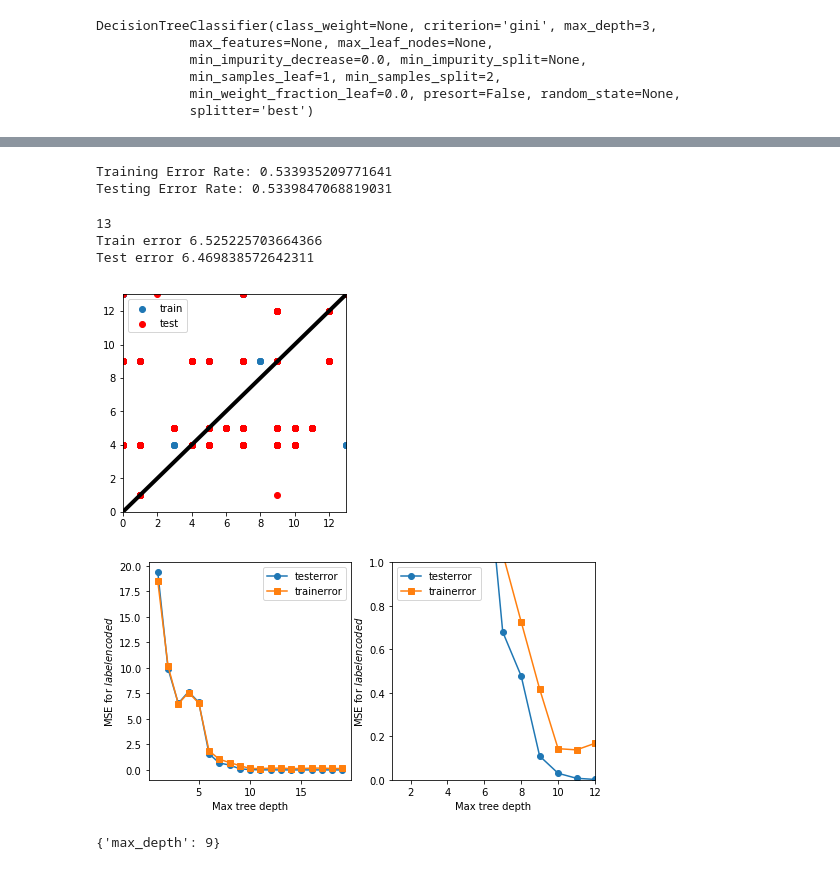
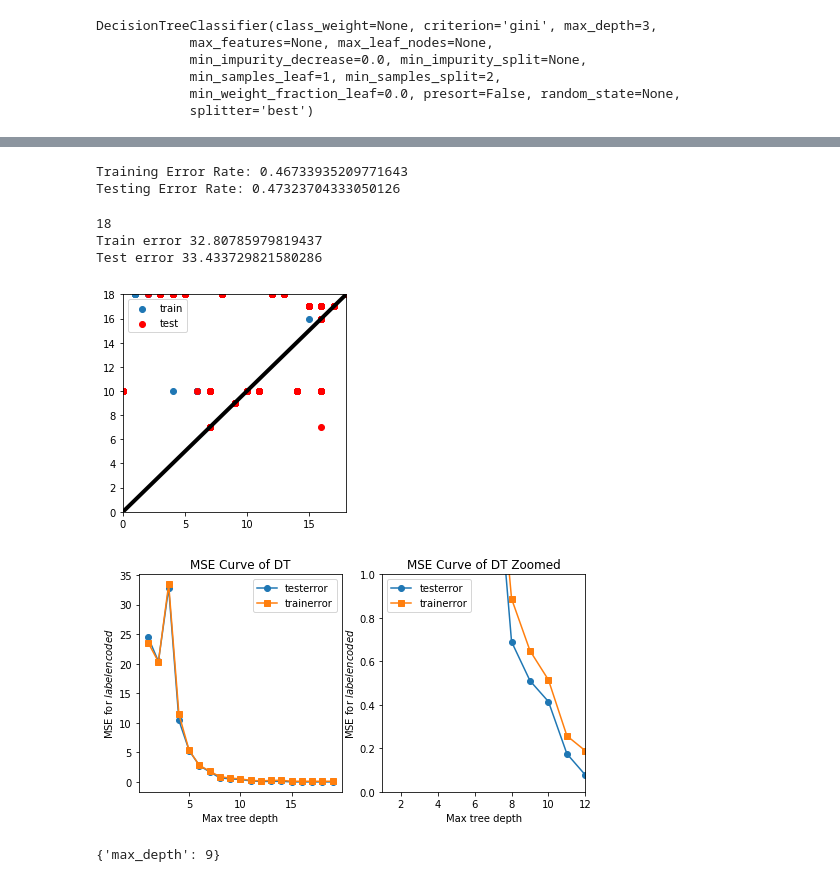
Before and after one commit to raman-noodles/raman-spectra-decomp-analysis, a Jupyter notebook: examples/supervised_machine_learning_dev.ipynb, the cells around one changed output, grey strips where cells are left out. Cells and saved outputs as stored; diff of their text form; code cells hidden in the pictures.

```diff
--- a/examples/supervised_machine_learning_dev.ipynb
+++ b/examples/supervised_machine_learning_dev.ipynb
@@ -123,7 +101,7 @@ hdf5_calfilename = 'supervised_calibration_dataset.hdf5' #update to hdf5_calfile
 hdf5_expfilename = '../ramandecompy/tests/test_files/supervised_calibration_interp-Copy1.hdf5'
 frames = []
 for i,key in enumerate(key_list):
-    df =peakidentify.peak_assignment(hdf5_expfilename, key, hdf5_calfilename, 10, plot =False)
+    df =peakidentify.peak_assignment(hdf5_expfilename, key, hdf5_calfilename, 20, plot =False)
     frames.append(df)
 # %% [output]
 The peaks that we found for FormicAcid are:
@@ -1253,7 +1193,7 @@ from sklearn import svm
 # %% [markdown]
 # KNN CROSS VALIDATION FROM https://www.ritchieng.com/machine-learning-cross-validation/ and lectures
 # %%
-inputs=['fraction','sigma','amplitude','fwhm','height','auc','center']
+inputs=['fraction','sigma','center','amplitude']
 amt = len(cal)
 X=cal[inputs][:amt]
 y = cal['labelencoded'][:amt]
@@ -1373,7 +1313,7 @@ plt.savefig('KNN_ROC', dpi=300, bbox_inches='tight')
 # %% [markdown]
 # Decision Trees # specifically to see if below descriptors can find and predict Area under curve # Strings needed to be
 # %%
-inputs=['fraction','sigma','amplitude','fwhm','height','auc','center']
+inputs=['fraction','sigma','center','amplitude']
 amt = len(cal)
 X=cal[inputs][:amt]
 y = cal['labelencoded'][:amt]
@@ -1429,8 +1369,8 @@ print('Training Error Rate:', np.mean(rate)) # COMPARING THE PREDICTED VALUES WI
 rate = DT.predict(X_test) == y_test
 print('Testing Error Rate:', np.mean(rate))
 # %% [output]
-Training Error Rate: 0.533935209771641
-Testing Error Rate: 0.5339847068819031
+Training Error Rate: 0.46733935209771643
+Testing Error Rate: 0.47323704333050126
 # %%
 # make predictions on test and train set
 trainpred=DT.predict(X_train)
@@ -1451,10 +1391,10 @@ plt.legend()
 print("Train error",mean_squared_error(y_train,trainpred))
 print("Test error",mean_squared_error(y_test,testpred))
 # %% [output]
-13
-Train error 6.525225703664366
-Test error 6.469838572642311
+18
+Train error 32.80785979819437
+Test error 33.433729821580286
-[figure, old version]
+[figure, new version]
 # %%
 trainerror = []
 testerror = []
@@ -1471,22 +1411,24 @@ for t in trees:
 # %%
 plt.figure(figsize=(8,4))
 plt.subplot(121)
 plt.plot(trees,trainerror,marker='o',label='testerror')
 plt.plot(trees,testerror,marker="s",label='trainerror')
 plt.legend()
 plt.xlabel('Max tree depth')
 plt.ylabel('MSE for $labelencoded$')
+plt.title('MSE Curve of DT')
 plt.subplot(122)
 plt.plot(trees,trainerror,marker='o',label='testerror')
 plt.plot(trees,testerror,marker="s",label='trainerror')
 plt.ylim((0,1))
 plt.xlim((1,12))
 plt.legend()
 plt.xlabel('Max tree depth')
 plt.ylabel('MSE for $labelencoded$')
+plt.title('MSE Curve of DT Zoomed')
 plt.savefig('DT_MSE', dpi=300, bbox_inches='tight')
 # %% [output]
-[figure, old version]
+[figure, new version]
 # %%
 from sklearn.model_selection import GridSearchCV
 from sklearn import neighbors
```
Also changed, not shown: parts of 44 cells of this notebook.
